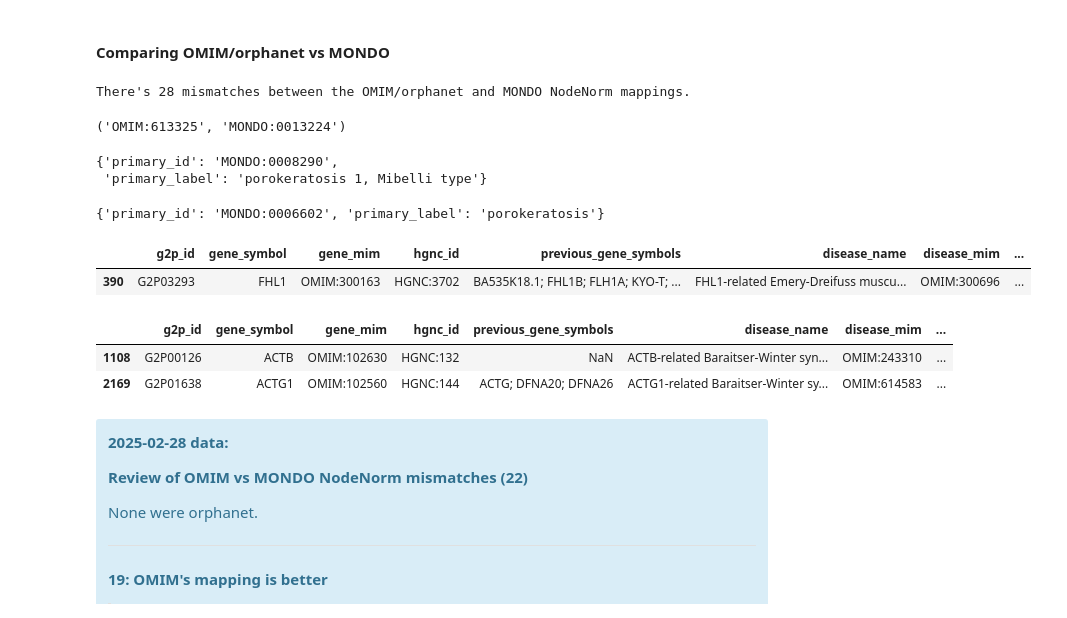
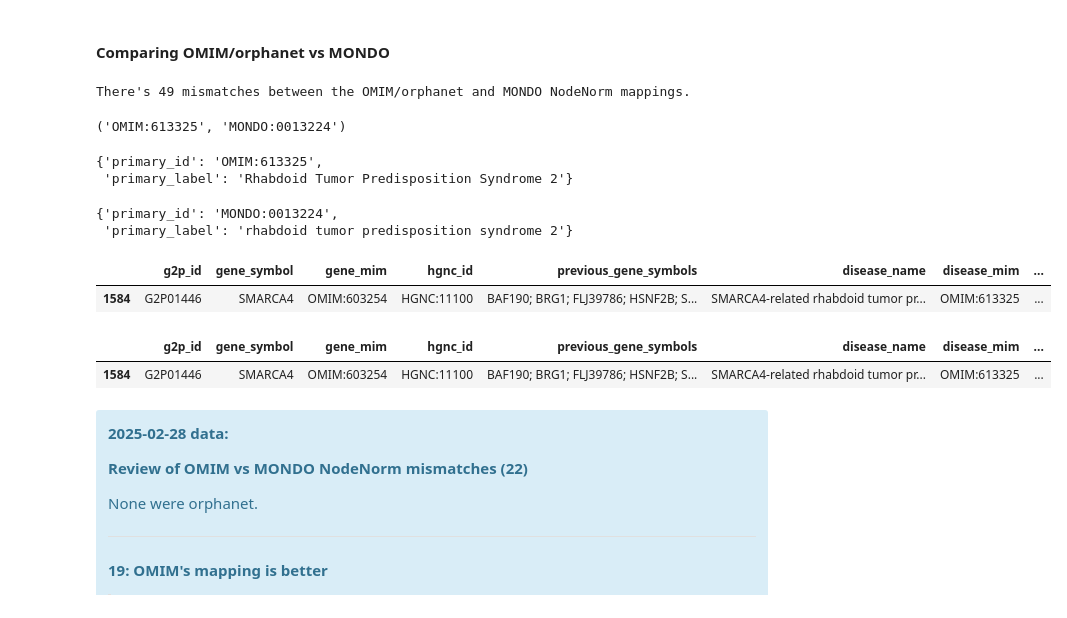
Before and after one commit to biothings/pending.api, a Jupyter notebook: plugins/ebi_gene2phenotype/parser-writing.ipynb, the cells around one changed output. Drawn from its saved outputs; the diff is of its cells as text; code cells hidden in the pictures.

```diff
--- a/plugins/ebi_gene2phenotype/parser-writing.ipynb
+++ b/plugins/ebi_gene2phenotype/parser-writing.ipynb
@@ -52,7 +52,7 @@ The latest data can be downloaded from the [website](https://www.ebi.ac.uk/gene2
 ## put into parser (format): DONE
 
 base_file_path = pathlib.Path.home().joinpath("Desktop", "EBIgene2pheno_files",
-                                              "From_FTP", "2025-04-28")
+                                              "From_FTP", "2025-06-27")
 
 ## uses pathlib's Path.glob, which produces a generator.
 ## cast into list so parser code can check if paths were actually matched or not
@@ -1052,7 +1042,7 @@ for row in df[["disease_mim", "disease_MONDO"]].itertuples(index=False):
 
 print(f"There's {len(mismatches)} mismatches between the OMIM/orphanet and MONDO NodeNorm mappings.")
 # %% [output]
-There's 28 mismatches between the OMIM/orphanet and MONDO NodeNorm mappings.
+There's 49 mismatches between the OMIM/orphanet and MONDO NodeNorm mappings.
 # %%
 ## code chunk to review mismatches 1 by 1
 mismatches[21]
@@ -1061,23 +1051,23 @@ mismatches[21]
 # %%
 ## code chunk to review mismatches 1 by 1
 
-OmOr_nodenorm_mapping["OMIM:175800"]
-mondo_nodenorm_mapping["MONDO:0006602"]
+OmOr_nodenorm_mapping["OMIM:613325"]
+mondo_nodenorm_mapping["MONDO:0013224"]
 # %% [output]
-{'primary_id': 'MONDO:0008290',
- 'primary_label': 'porokeratosis 1, Mibelli type'}
+{'primary_id': 'OMIM:613325',
+ 'primary_label': 'Rhabdoid Tumor Predisposition Syndrome 2'}
-{'primary_id': 'MONDO:0006602', 'primary_label': 'porokeratosis'}
+{'primary_id': 'MONDO:0013224',
+ 'primary_label': 'rhabdoid tumor predisposition syndrome 2'}
 # %%
 ## code chunk to review mismatches 1 by 1
 
-df[df["disease_mim"] == "OMIM:300696"]
-df[df["disease_MONDO"] == "MONDO:0013812"]
+df[df["disease_mim"] == "OMIM:613325"]
+df[df["disease_MONDO"] == "MONDO:0013224"]
 # %% [output]
 |  | g2p_id | gene_symbol | gene_mim | hgnc_id | previous_gene_symbols | disease_name | disease_mim | ... |
-| 390 | G2P03293 | FHL1 | OMIM:300163 | HGNC:3702 | BA535K18.1; FHL1B; FLH1A; KYO-T; ... | FHL1-related Emery-Dreifuss muscu... | OMIM:300696 | ... |
+| 1584 | G2P01446 | SMARCA4 | OMIM:603254 | HGNC:11100 | BAF190; BRG1; FLJ39786; HSNF2B; S... | SMARCA4-related rhabdoid tumor pr... | OMIM:613325 | ... |
 |  | g2p_id | gene_symbol | gene_mim | hgnc_id | previous_gene_symbols | disease_name | disease_mim | ... |
-| 1108 | G2P00126 | ACTB | OMIM:102630 | HGNC:132 | NaN | ACTB-related Baraitser-Winter syn... | OMIM:243310 | ... |
-| 2169 | G2P01638 | ACTG1 | OMIM:102560 | HGNC:144 | ACTG; DFNA20; DFNA26 | ACTG1-related Baraitser-Winter sy... | OMIM:614583 | ... |
+| 1584 | G2P01446 | SMARCA4 | OMIM:603254 | HGNC:11100 | BAF190; BRG1; FLJ39786; HSNF2B; S... | SMARCA4-related rhabdoid tumor pr... | OMIM:613325 | ... |
 # %% [markdown]
 <div class="alert alert-block alert-info">
 
```
Also changed, not shown: parts of 52 cells of this notebook, 3 other files.
